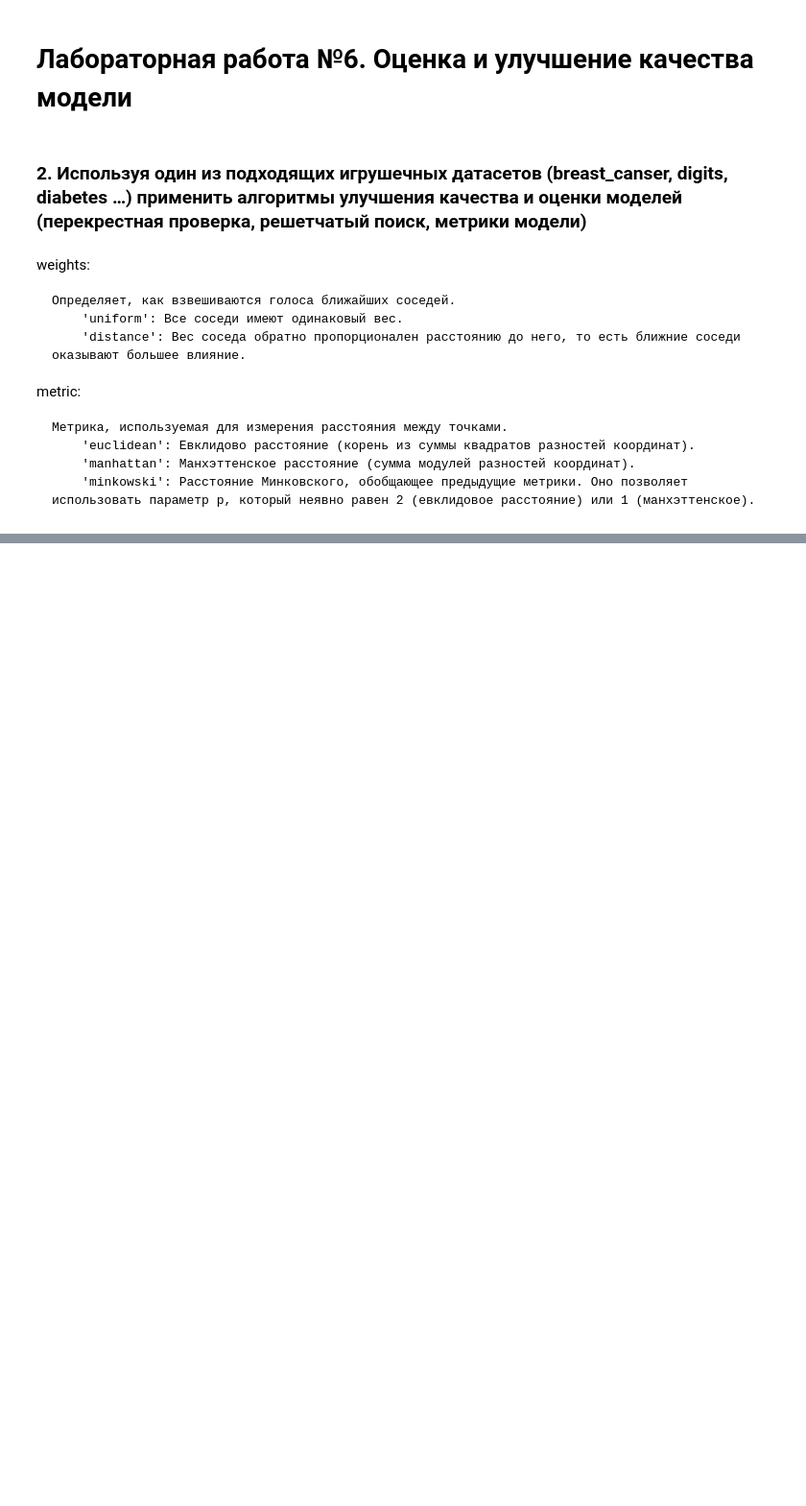
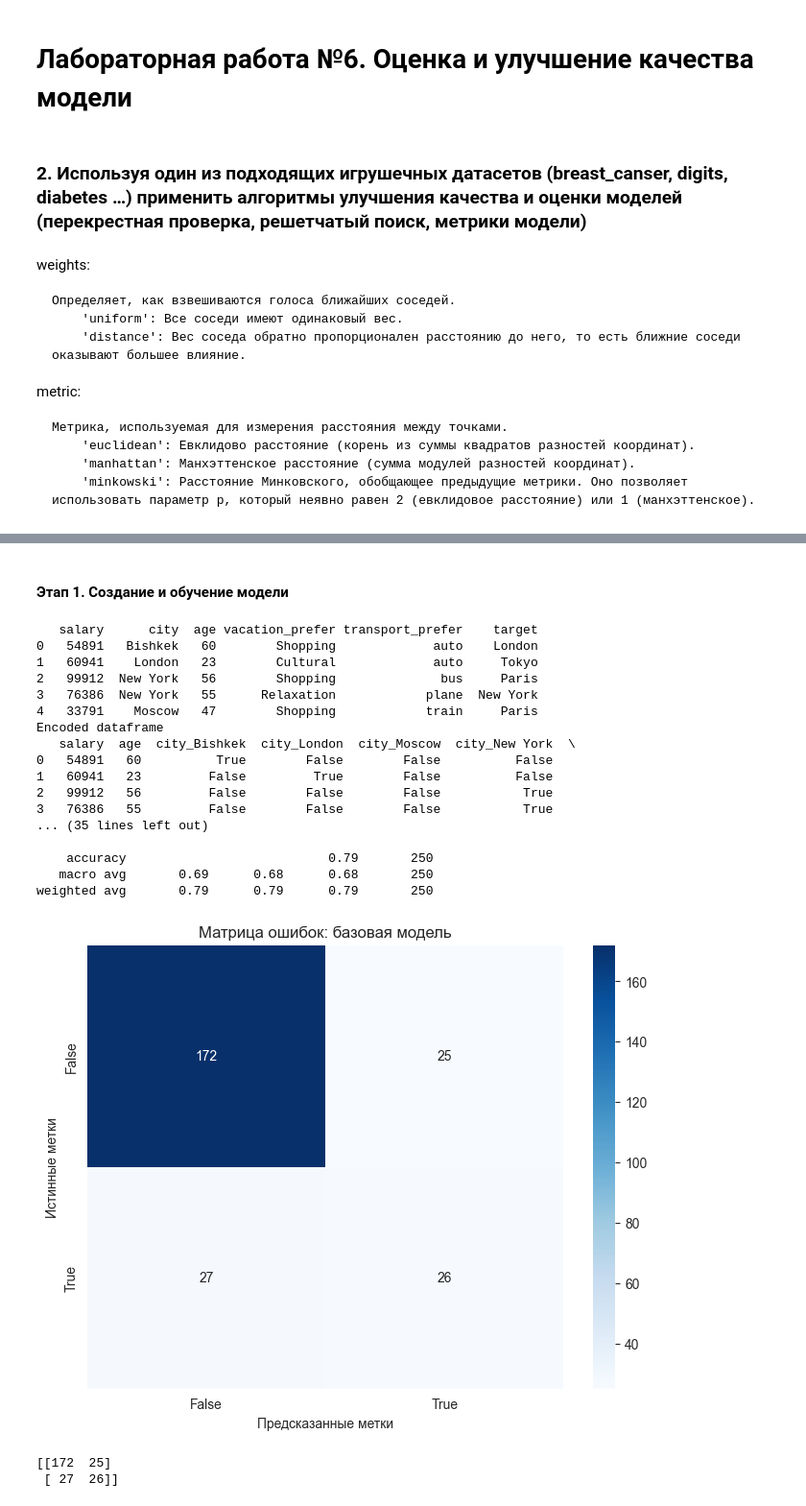
Before and after one commit to perchik817/big_data, a Jupyter notebook: laba6_tahirova_ain_1_22.ipynb, the cells around one changed output, grey strips where cells are left out. Shown at 96% size. Drawn from its saved outputs; the diff is of its cells as text; code cells hidden in the pictures; blank space fills up the shorter version.

```diff
--- a/laba6_tahirova_ain_1_22.ipynb
+++ b/laba6_tahirova_ain_1_22.ipynb
@@ -111,0 +119,66 @@ weighted avg       0.99      0.99      0.99       450
+# %% [markdown]
+#### Этап 1. Создание и обучение модели
+# %%
+df = pd.read_csv('vacation_preferences.csv')
+print(df.head())
+X, y = digits.data, digits.target
+X_train, X_test, y_train, y_test = train_test_split(X, y, test_size=0.25, random_state=42)
+
+# 2. из категориальных данных в числовые
+# drop_first=True искл первый столбец каждой категории во избежание проблемы мультиколлинеарности
+df_encoded = pd.get_dummies(df, drop_first=True)
+print(f"Encoded dataframe\n{df_encoded.head()}")
+
+# 3. обучающая и тестовая выборки
+X = df_encoded.drop('target_Tokyo', axis=1)  # цп кодируется как 'target_Paris', 'target_London' и т.д.
+y = df_encoded['target_Tokyo']
+X_train, X_test, y_train, y_test = train_test_split(X, y, test_size=0.25, random_state=42)
+
+# 4. обучение модели
+clf = RandomForestClassifier(random_state=42)
+clf.fit(X_train, y_train)
+
+# 5. оценка модели
+y_pred = clf.predict(X_test)
+print(f"Точность модели: {accuracy_score(y_test, y_pred):.3f}")
+print("Отчет классификации:")
+print(classification_report(y_test, y_pred))
+
+conf_matrix = confusion_matrix(y_test, y_pred)
+plt.figure(figsize=(8, 6))
+sns.heatmap(conf_matrix, annot=True, fmt='d', cmap='Blues', xticklabels=['False', 'True'], yticklabels=['False', 'True'])
+plt.title("Матрица ошибок: базовая модель")
+plt.xlabel("Предсказанные метки")
+plt.ylabel("Истинные метки")
+plt.show()
+print(conf_matrix)
+
+feature_importances = clf.feature_importances_
+features = X.columns
+plt.figure(figsize=(10, 6))
+sns.barplot(x=feature_importances, y=features)
+plt.title("Важность признаков RandomForestClassifier")
+plt.xlabel('Важность признака')
+plt.ylabel('Признак')
+plt.show()
+# %% [output]
+   salary      city  age vacation_prefer transport_prefer    target
+0   54891   Bishkek   60        Shopping             auto    London
+1   60941    London   23        Cultural             auto     Tokyo
+2   99912  New York   56        Shopping              bus     Paris
+3   76386  New York   55      Relaxation            plane  New York
+4   33791    Moscow   47        Shopping            train     Paris
+Encoded dataframe
+   salary  age  city_Bishkek  city_London  city_Moscow  city_New York  \
+0   54891   60          True        False        False          False
+1   60941   23         False         True        False          False
+2   99912   56         False        False        False           True
+3   76386   55         False        False        False           True
+... (35 lines left out)
+
+    accuracy                           0.79       250
+   macro avg       0.69      0.68      0.68       250
+weighted avg       0.79      0.79      0.79       250
+[figure, added]
+[[172  25]
+ [ 27  26]]
```
Also changed, not shown: parts of 15 cells of this notebook, 1 other file.
